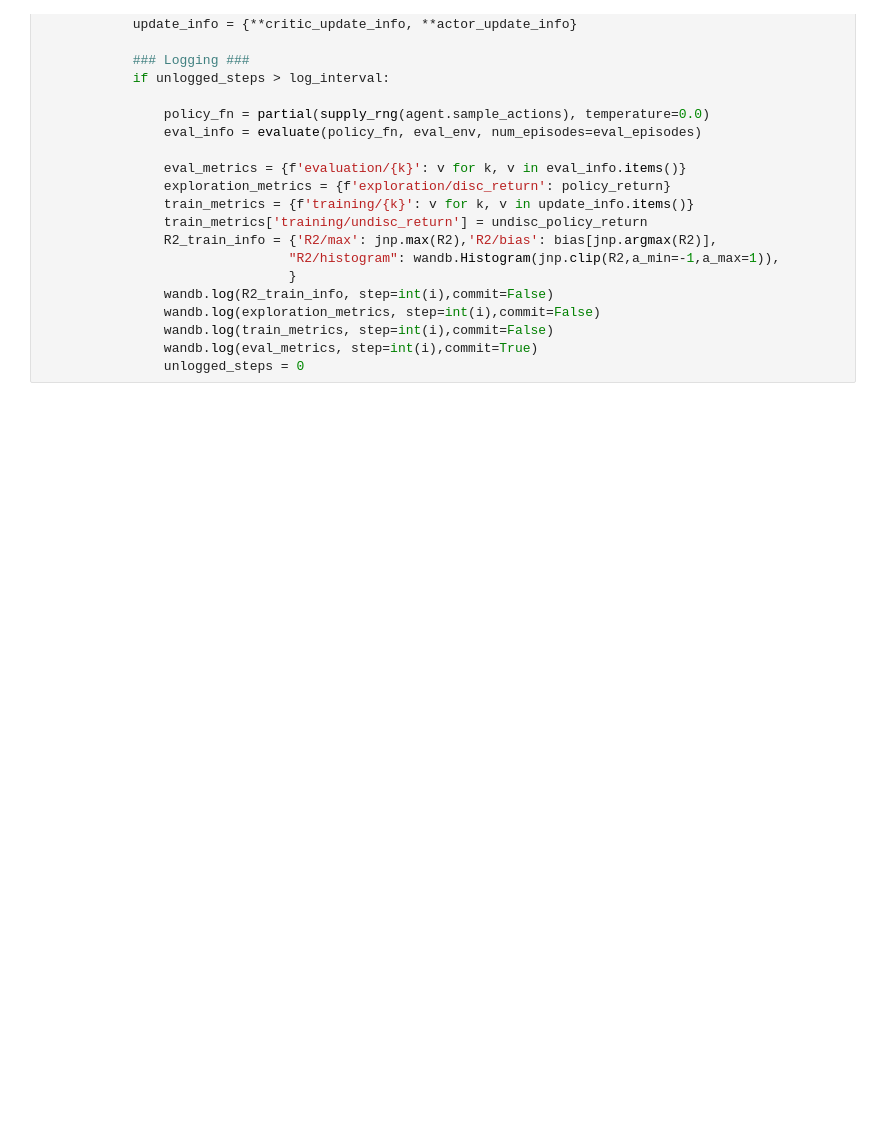
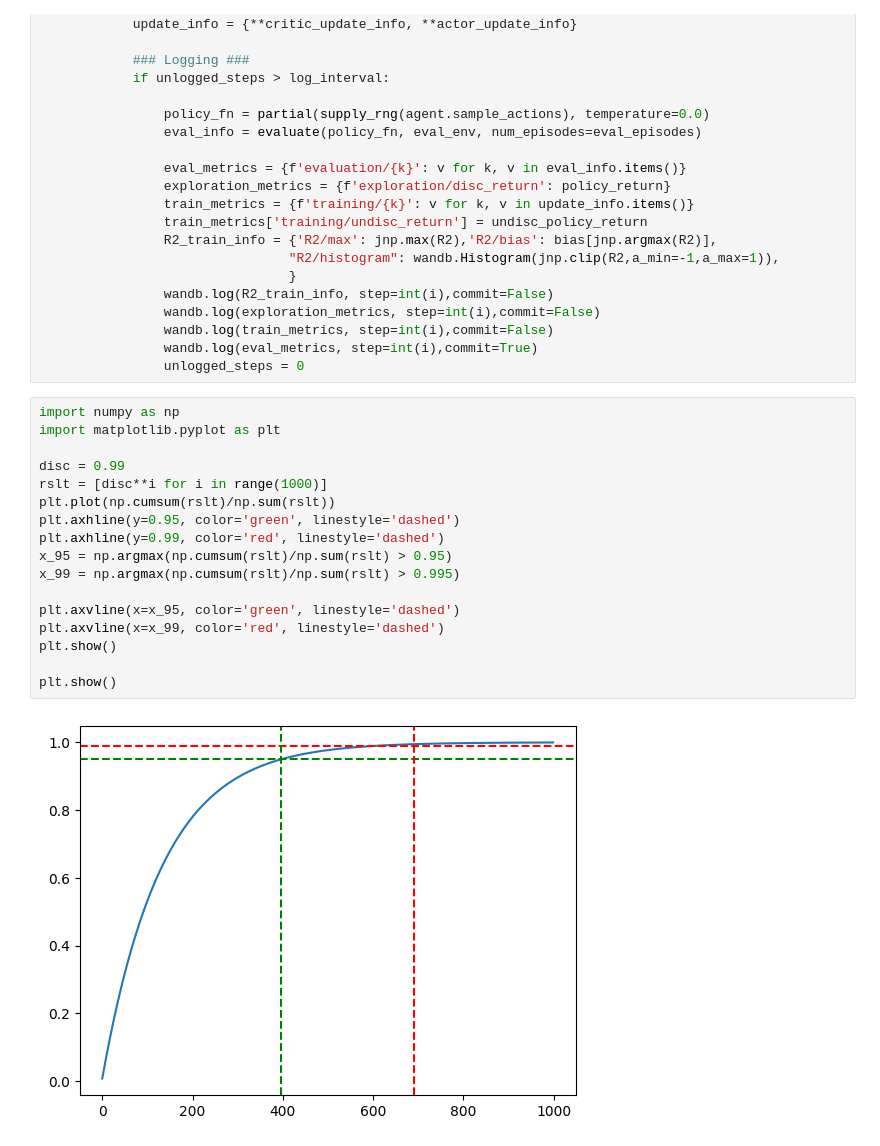
Before and after one commit to kallel-mahdi/supersac, a Jupyter notebook: on_policy_sac2.ipynb, the cells around one changed output. Drawn from its saved outputs; the diff is of its cells as text; blank space fills up the shorter version.

```diff
--- a/on_policy_sac2.ipynb
+++ b/on_policy_sac2.ipynb
@@ -391,3 +391,22 @@ with tqdm.tqdm(total=max_steps) as pbar:
                 wandb.log(train_metrics, step=int(i),commit=False)
                 wandb.log(eval_metrics, step=int(i),commit=True)
                 unlogged_steps = 0
+# %%
+import numpy as np
+import matplotlib.pyplot as plt
+
+disc = 0.99
+rslt = [disc**i for i in range(1000)]
+plt.plot(np.cumsum(rslt)/np.sum(rslt))
+plt.axhline(y=0.95, color='green', linestyle='dashed')
+plt.axhline(y=0.99, color='red', linestyle='dashed')
+x_95 = np.argmax(np.cumsum(rslt)/np.sum(rslt) > 0.95)
+x_99 = np.argmax(np.cumsum(rslt)/np.sum(rslt) > 0.995)
+
+plt.axvline(x=x_95, color='green', linestyle='dashed')
+plt.axvline(x=x_99, color='red', linestyle='dashed')
+plt.show()
+
+plt.show()
+# %% [output]
+[figure, added]
```
Also changed, not shown: 3 other files.
